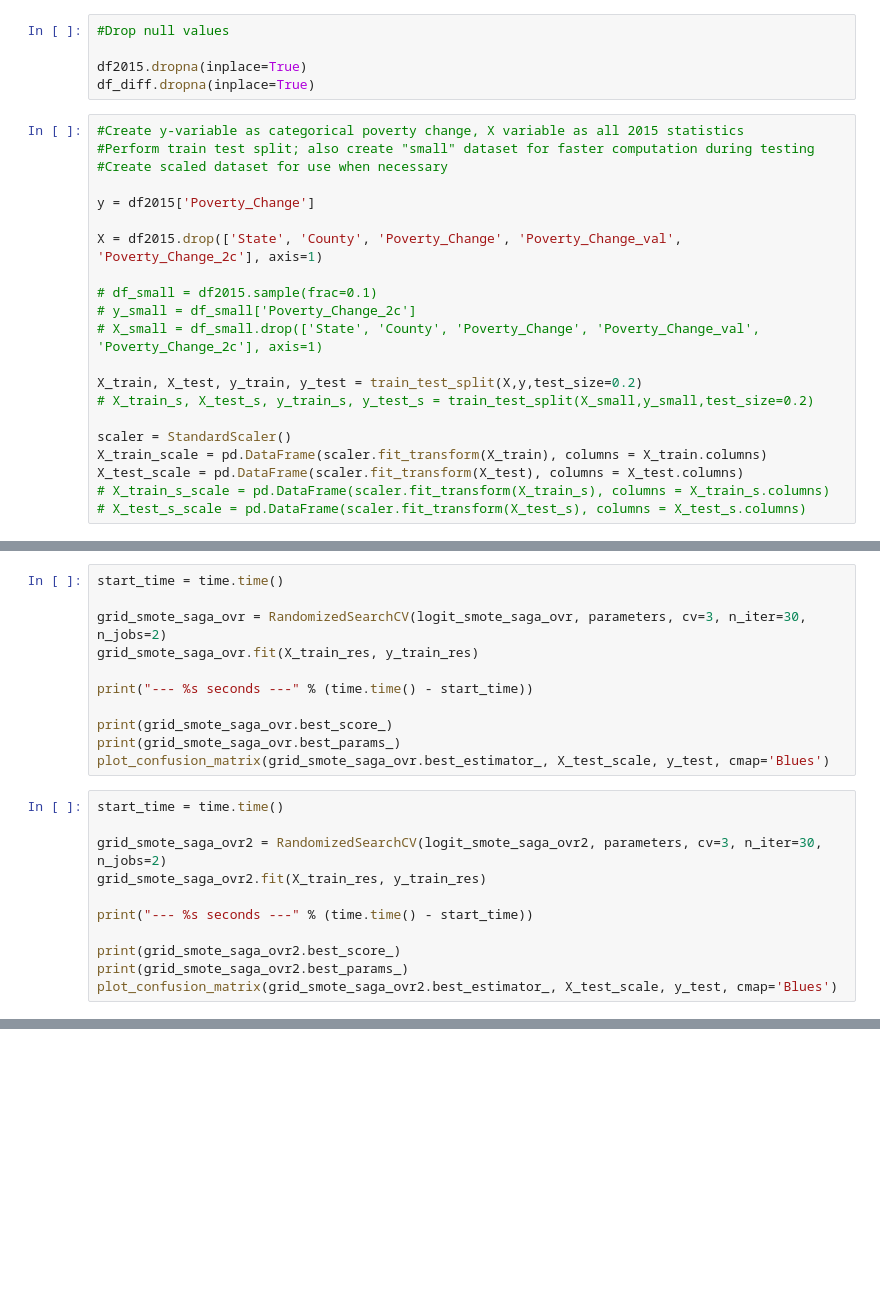
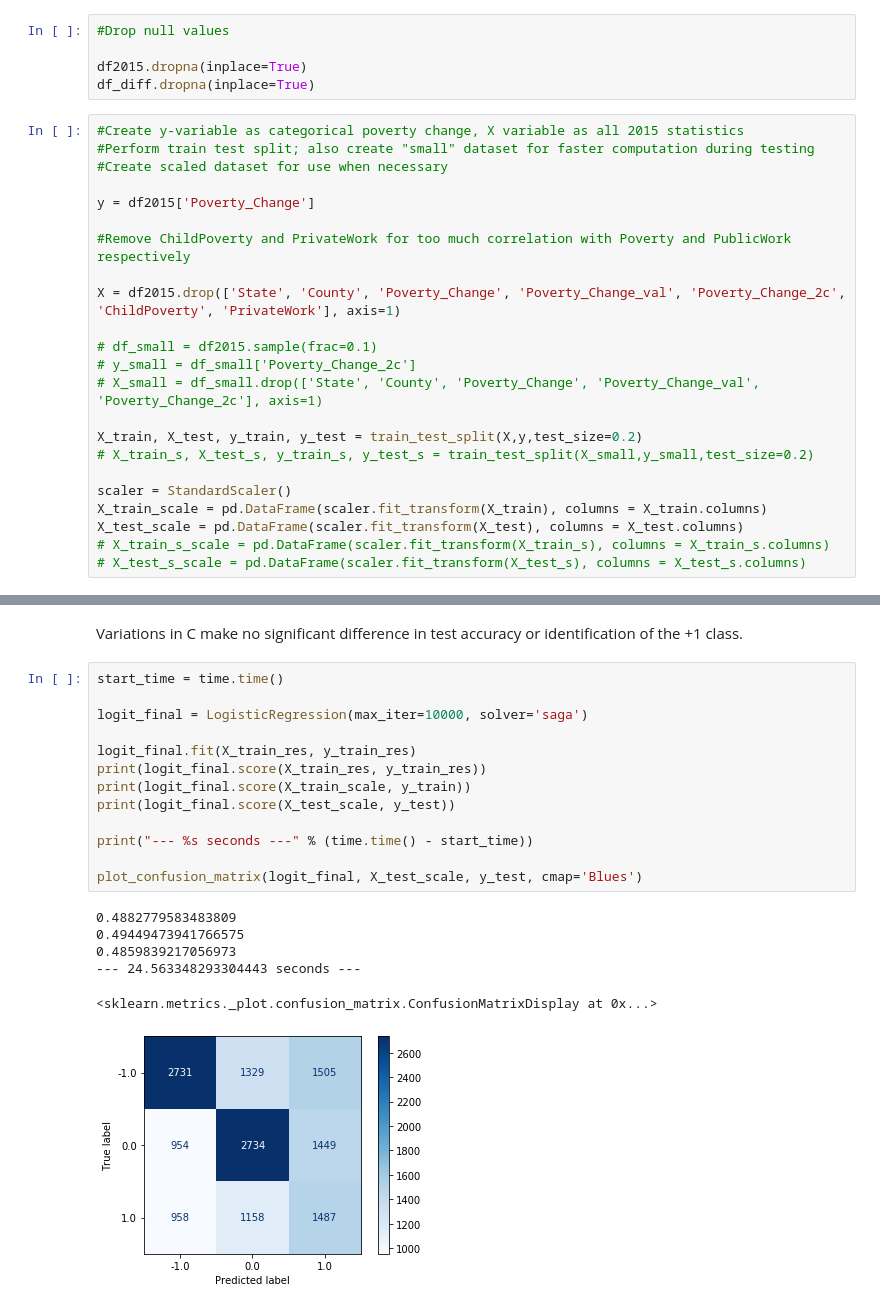
Before and after one commit to nteuthorn/Thinkful-Capstone-2, a Jupyter notebook: Capstone 2.ipynb, the cells around one changed output, grey strips where cells are left out. Drawn from its saved outputs; the diff is of its cells as text; blank space fills up the shorter version.

```diff
--- a/Capstone 2.ipynb
+++ b/Capstone 2.ipynb
@@ -130,7 +130,9 @@ df_diff.dropna(inplace=True)
 
 y = df2015['Poverty_Change']
 
-X = df2015.drop(['State', 'County', 'Poverty_Change', 'Poverty_Change_val', 'Poverty_Change_2c'], axis=1)
+#Remove ChildPoverty and PrivateWork for too much correlation with Poverty and PublicWork respectively
+
+X = df2015.drop(['State', 'County', 'Poverty_Change', 'Poverty_Change_val', 'Poverty_Change_2c', 'ChildPoverty', 'PrivateWork'], axis=1)
 
 # df_small = df2015.sample(frac=0.1)
 # y_small = df_small['Poverty_Change_2c']
@@ -295,22 +311,0 @@ plot_confusion_matrix(grid_smote_saga2.best_estimator_, X_test_scale, y_test, cm
-# %%
-start_time = time.time()
-
-grid_smote_saga_ovr = RandomizedSearchCV(logit_smote_saga_ovr, parameters, cv=3, n_iter=30, n_jobs=2)
-grid_smote_saga_ovr.fit(X_train_res, y_train_res)
-
-print("--- %s seconds ---" % (time.time() - start_time))
-
-print(grid_smote_saga_ovr.best_score_)
-print(grid_smote_saga_ovr.best_params_)
-plot_confusion_matrix(grid_smote_saga_ovr.best_estimator_, X_test_scale, y_test, cmap='Blues')
-# %%
-start_time = time.time()
-
-grid_smote_saga_ovr2 = RandomizedSearchCV(logit_smote_saga_ovr2, parameters, cv=3, n_iter=30, n_jobs=2)
-grid_smote_saga_ovr2.fit(X_train_res, y_train_res)
-
-print("--- %s seconds ---" % (time.time() - start_time))
-
-print(grid_smote_saga_ovr2.best_score_)
-print(grid_smote_saga_ovr2.best_params_)
-plot_confusion_matrix(grid_smote_saga_ovr2.best_estimator_, X_test_scale, y_test, cmap='Blues')
@@ -316,0 +378,22 @@ plot_confusion_matrix(grid_smote_saga_ovr2.best_estimator_, X_test_scale, y_test
+# %% [markdown]
+Variations in C make no significant difference in test accuracy or identification of the +1 class.
+# %%
+start_time = time.time()
+
+logit_final = LogisticRegression(max_iter=10000, solver='saga')
+
+logit_final.fit(X_train_res, y_train_res)
+print(logit_final.score(X_train_res, y_train_res))
+print(logit_final.score(X_train_scale, y_train))
+print(logit_final.score(X_test_scale, y_test))
+
+print("--- %s seconds ---" % (time.time() - start_time))
+
+plot_confusion_matrix(logit_final, X_test_scale, y_test, cmap='Blues')
+# %% [output]
+0.4882779583483809
+0.49449473941766575
+0.4859839217056973
+--- 24.563348293304443 seconds ---
+<sklearn.metrics._plot.confusion_matrix.ConfusionMatrixDisplay at 0x...>
+[figure, added]
```
Also changed, not shown: parts of 41 cells of this notebook, 1 other file.
